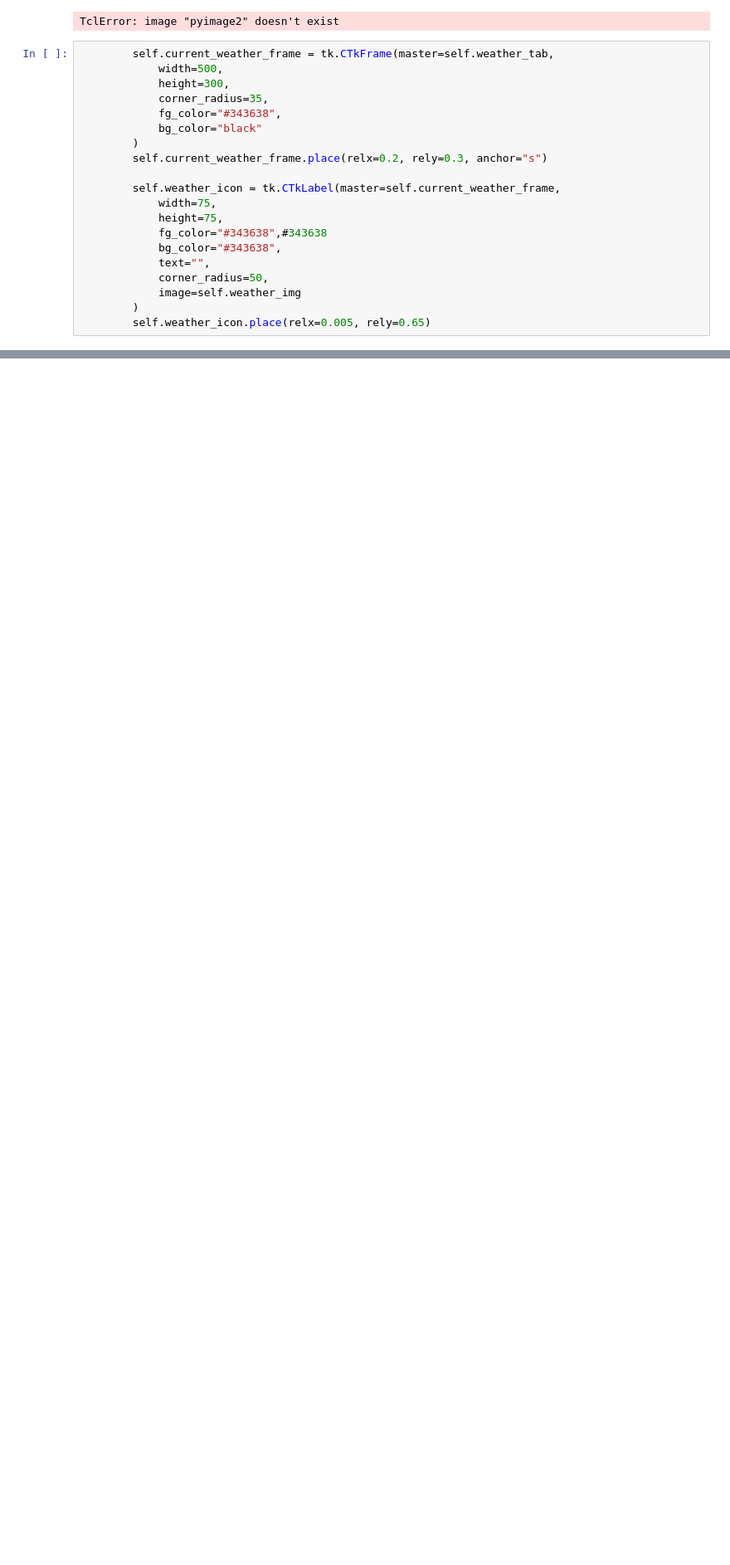
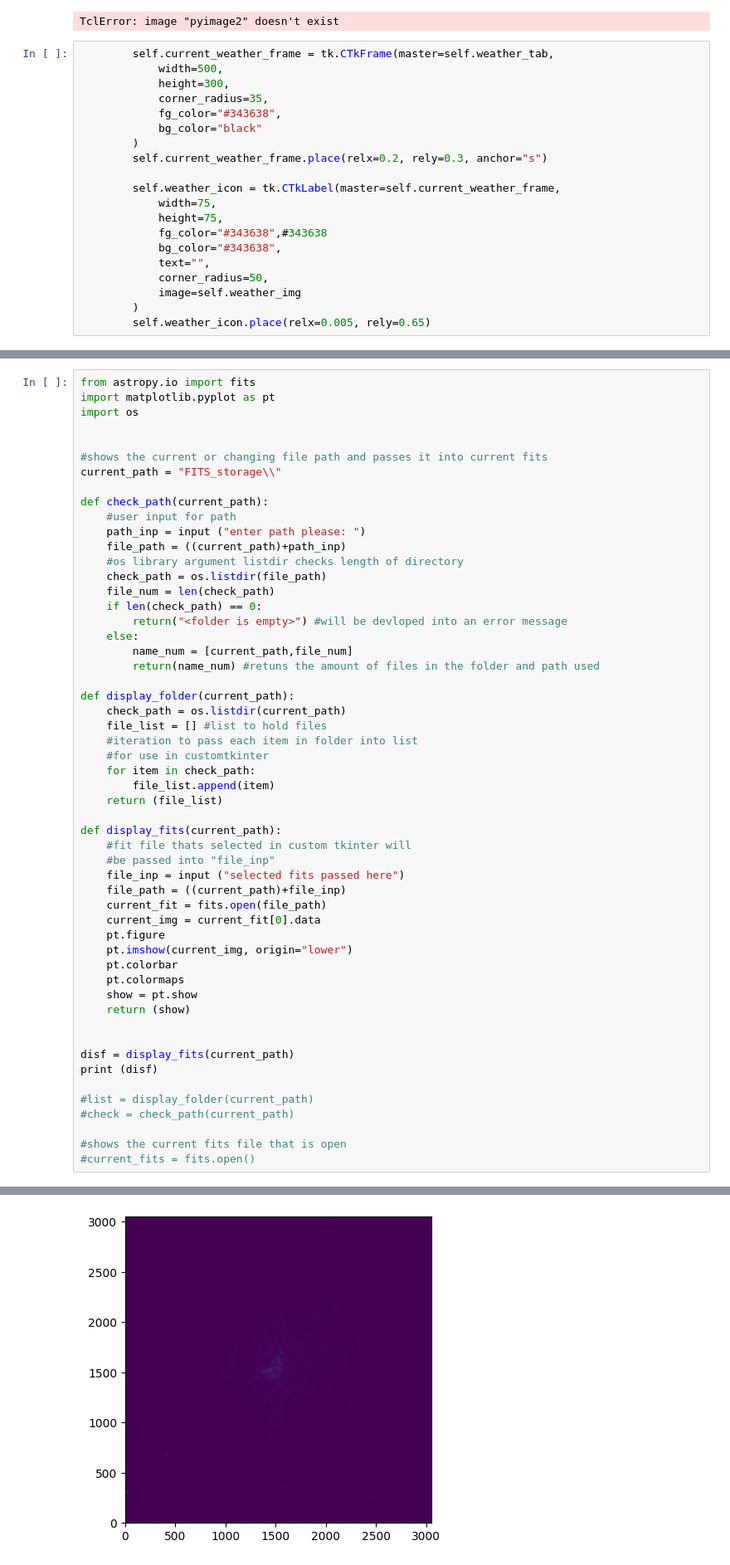
Before and after one commit to Cxmxrli/Titan_app, a Jupyter notebook: test.ipynb, the cells around one changed output, grey strips where cells are left out. Shown at 83% size. Cells and saved outputs as stored; diff of their text form; blank space fills up the shorter version.

```diff
--- a/test.ipynb
+++ b/test.ipynb
@@ -229,0 +247,55 @@ TclError: image "pyimage2" doesn't exist
+# %%
+from astropy.io import fits
+import matplotlib.pyplot as pt
+import os
+
+
+#shows the current or changing file path and passes it into current fits
+current_path = "FITS_storage\\"
+
+def check_path(current_path):
+    #user input for path
+    path_inp = input ("enter path please: ")
+    file_path = ((current_path)+path_inp)
+    #os library argument listdir checks length of directory
+    check_path = os.listdir(file_path)
+    file_num = len(check_path)
+    if len(check_path) == 0:
+        return("<folder is empty>") #will be devloped into an error message
+    else:
+        name_num = [current_path,file_num]
+        return(name_num) #retuns the amount of files in the folder and path used
+
+def display_folder(current_path):
+    check_path = os.listdir(current_path)
+    file_list = [] #list to hold files
+    #iteration to pass each item in folder into list
+    #for use in customtkinter
+    for item in check_path:
+        file_list.append(item)
+    return (file_list)
+
+def display_fits(current_path):
+    #fit file thats selected in custom tkinter will
+    #be passed into "file_inp"
+    file_inp = input ("selected fits passed here")
+    file_path = ((current_path)+file_inp)
+    current_fit = fits.open(file_path)
+    current_img = current_fit[0].data
+    pt.figure
+    pt.imshow(current_img, origin="lower")
+    pt.colorbar
+    pt.colormaps
+    show = pt.show
+    return (show)
+
+
+disf = display_fits(current_path)
+print (disf)
+
+#list = display_folder(current_path)
+#check = check_path(current_path)
+
+#shows the current fits file that is open
+#current_fits = fits.open()
+# %% [output]
@@ -229,0 +303 @@ TclError: image "pyimage2" doesn't exist
+[figure, added]
```
Also changed, not shown: parts of 6 cells of this notebook, 7 other files.
